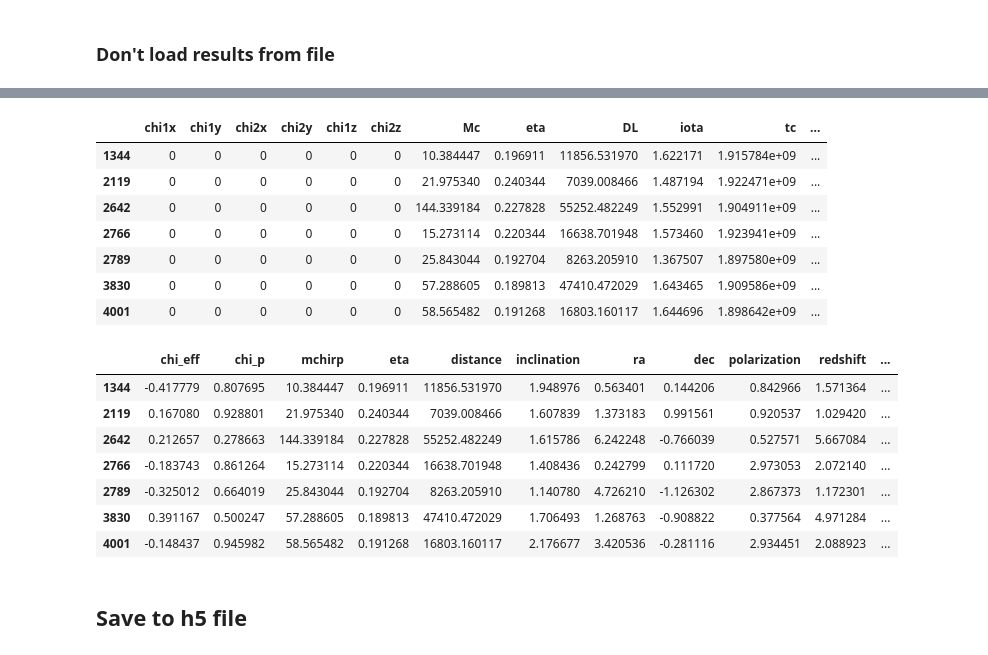
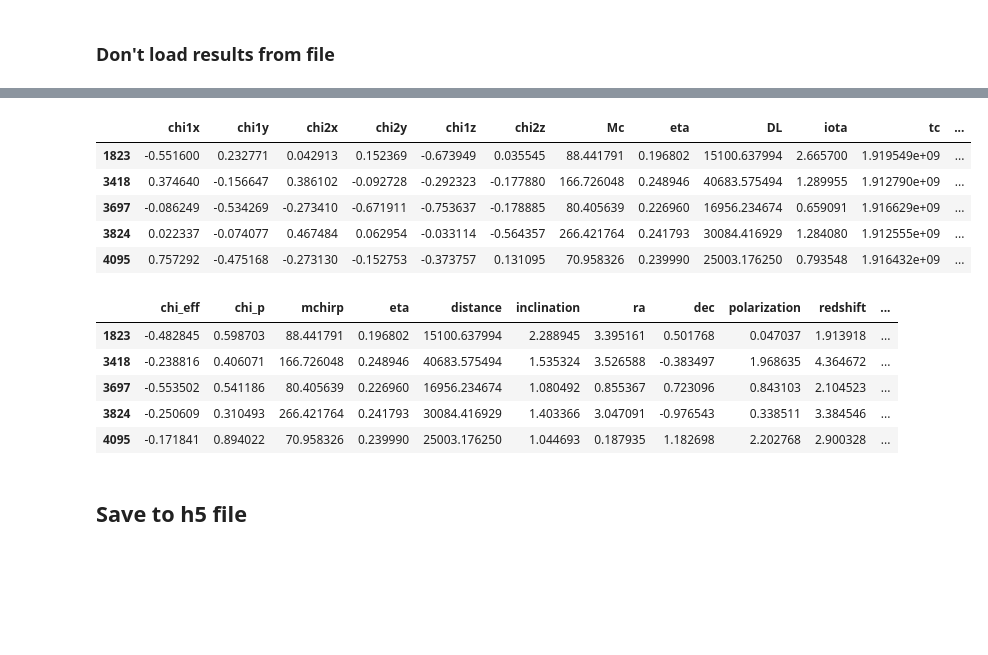
Before and after one commit to divyajyoti09/next_gen_detect, a Jupyter notebook: A-sharp_z_peak_mapping/gwbench_err_calc.ipynb, the cells around one changed output, grey strips where cells are left out. Saved outputs shown, nothing was run; the diff lists cells and outputs as text; code cells hidden in the pictures; blank space fills up the shorter version.

```diff
--- a/A-sharp_z_peak_mapping/gwbench_err_calc.ipynb
+++ b/A-sharp_z_peak_mapping/gwbench_err_calc.ipynb
@@ -362,12 +362,12 @@ failed_events = {'inj_params':[], 'event_num':[]}
 #for event_num in tqdm(range(3)):
 for event_num in tqdm(range(len(inj_records))):
     params_i = inj_records[event_num]
-    inj_params = {'chi1x': 0,
-                  'chi1y': 0,
-                  'chi2x': 0,
-                  'chi2y': 0,
-                  'chi1z': 0,
-                  'chi2z': 0}
+    inj_params = {'chi1x': params_i['spin1x'],
+                  'chi1y': params_i['spin1y'],
+                  'chi2x': params_i['spin2x'],
+                  'chi2y': params_i['spin2y'],
+                  'chi1z': params_i['spin1z'],
+                  'chi2z': params_i['spin2z']}
     for param in fm_params_str.split():
         if param == 'iota':
             theta_jn, phi_jl, tilt_1, tilt_2, phi_12, a_1, a_2 =  spin_angles(params_i['mass1'], params_i['mass2'],
@@ -464,0 +482,11 @@ failed
+# %%
+results_updated = {}
+for key in results.keys():
+    if key == 'deriv_variables_in_order':
+        results_updated[key] = results[key]
+    else:
+        if len(failed) == 0:
+            print("No failed events")
+            results_updated[key] = results[key]
+        else:
+            results_updated[key] = [results[key][i] for i in range(len(results[key])) if i not in failed]
@@ -467,5 +513,8 @@ failed
 # %%
 for i, z in enumerate(pd.DataFrame(results['all_inj_params_original'])['redshift']):
     results['inj_params'][i]['z'] = z
+# %%
+for i, z in enumerate(pd.DataFrame(results_updated['all_inj_params_original'])['redshift']):
+    results_updated['inj_params'][i]['z'] = z
 # %% [markdown]
 #### Check the values are fine
@@ -544,9 +593,9 @@ except NameError:
 # %% [markdown]
 ### Don't load results from file
 # %%
-inj_snrs = pd.DataFrame(results['all_inj_params_original'])['SNR_network']
-inj_mf_snrs = pd.DataFrame(results['all_inj_params_original'])['SNR_mf_from_opt_network']
-gwbench_snrs = pd.DataFrame(results['errs'])['snr']
+inj_snrs = pd.DataFrame(results_updated['all_inj_params_original'])['SNR_network']
+inj_mf_snrs = pd.DataFrame(results_updated['all_inj_params_original'])['SNR_mf_from_opt_network']
+gwbench_snrs = pd.DataFrame(results_updated['errs'])['snr']
 
 plt.figure()
 plt.plot(inj_snrs, inj_snrs/gwbench_snrs, '.')
@@ -591,27 +640,23 @@ plt.colorbar(label='| cos(incl.) |')
 # %%
 high_snr_ratio_select = (inj_snrs/gwbench_snrs > 2)
 # %%
-pd.concat([pd.DataFrame(results['inj_params']), pd.DataFrame(results['errs'])[['snr']]], axis=1)[high_snr_ratio_select]
+pd.concat([pd.DataFrame(results_updated['inj_params']), pd.DataFrame(results_updated['errs'])[['snr']]], axis=1)[high_snr_ratio_select]
 # %% [output]
 |  | chi1x | chi1y | chi2x | chi2y | chi1z | chi2z | Mc | eta | DL | iota | tc | ... |
-| 1344 | 0 | 0 | 0 | 0 | 0 | 0 | 10.384447 | 0.196911 | 11856.531970 | 1.622171 | 1.915784e+09 | ... |
-| 2119 | 0 | 0 | 0 | 0 | 0 | 0 | 21.975340 | 0.240344 | 7039.008466 | 1.487194 | 1.922471e+09 | ... |
-| 2642 | 0 | 0 | 0 | 0 | 0 | 0 | 144.339184 | 0.227828 | 55252.482249 | 1.552991 | 1.904911e+09 | ... |
-| 2766 | 0 | 0 | 0 | 0 | 0 | 0 | 15.273114 | 0.220344 | 16638.701948 | 1.573460 | 1.923941e+09 | ... |
-| 2789 | 0 | 0 | 0 | 0 | 0 | 0 | 25.843044 | 0.192704 | 8263.205910 | 1.367507 | 1.897580e+09 | ... |
-| 3830 | 0 | 0 | 0 | 0 | 0 | 0 | 57.288605 | 0.189813 | 47410.472029 | 1.643465 | 1.909586e+09 | ... |
-| 4001 | 0 | 0 | 0 | 0 | 0 | 0 | 58.565482 | 0.191268 | 16803.160117 | 1.644696 | 1.898642e+09 | ... |
+| 1823 | -0.551600 | 0.232771 | 0.042913 | 0.152369 | -0.673949 | 0.035545 | 88.441791 | 0.196802 | 15100.637994 | 2.665700 | 1.919549e+09 | ... |
+| 3418 | 0.374640 | -0.156647 | 0.386102 | -0.092728 | -0.292323 | -0.177880 | 166.726048 | 0.248946 | 40683.575494 | 1.289955 | 1.912790e+09 | ... |
+| 3697 | -0.086249 | -0.534269 | -0.273410 | -0.671911 | -0.753637 | -0.178885 | 80.405639 | 0.226960 | 16956.234674 | 0.659091 | 1.916629e+09 | ... |
+| 3824 | 0.022337 | -0.074077 | 0.467484 | 0.062954 | -0.033114 | -0.564357 | 266.421764 | 0.241793 | 30084.416929 | 1.284080 | 1.912555e+09 | ... |
+| 4095 | 0.757292 | -0.475168 | -0.273130 | -0.152753 | -0.373757 | 0.131095 | 70.958326 | 0.239990 | 25003.176250 | 0.793548 | 1.916432e+09 | ... |
 # %%
-pd.DataFrame(results['all_inj_params_original'])[high_snr_ratio_select][['chi_eff', 'chi_p', 'mchirp', 'eta', 'distance', 'inclination', 'ra', 'dec', 'polarization', 'redshift', 'SNR_network', 'trigger_time']]
+pd.DataFrame(results_updated['all_inj_params_original'])[high_snr_ratio_select][['chi_eff', 'chi_p', 'mchirp', 'eta', 'distance', 'inclination', 'ra', 'dec', 'polarization', 'redshift', 'SNR_network', 'trigger_time']]
 # %% [output]
 |  | chi_eff | chi_p | mchirp | eta | distance | inclination | ra | dec | polarization | redshift | ... |
-| 1344 | -0.417779 | 0.807695 | 10.384447 | 0.196911 | 11856.531970 | 1.948976 | 0.563401 | 0.144206 | 0.842966 | 1.571364 | ... |
-| 2119 | 0.167080 | 0.928801 | 21.975340 | 0.240344 | 7039.008466 | 1.607839 | 1.373183 | 0.991561 | 0.920537 | 1.029420 | ... |
-| 2642 | 0.212657 | 0.278663 | 144.339184 | 0.227828 | 55252.482249 | 1.615786 | 6.242248 | -0.766039 | 0.527571 | 5.667084 | ... |
-| 2766 | -0.183743 | 0.861264 | 15.273114 | 0.220344 | 16638.701948 | 1.408436 | 0.242799 | 0.111720 | 2.973053 | 2.072140 | ... |
-| 2789 | -0.325012 | 0.664019 | 25.843044 | 0.192704 | 8263.205910 | 1.140780 | 4.726210 | -1.126302 | 2.867373 | 1.172301 | ... |
-| 3830 | 0.391167 | 0.500247 | 57.288605 | 0.189813 | 47410.472029 | 1.706493 | 1.268763 | -0.908822 | 0.377564 | 4.971284 | ... |
-| 4001 | -0.148437 | 0.945982 | 58.565482 | 0.191268 | 16803.160117 | 2.176677 | 3.420536 | -0.281116 | 2.934451 | 2.088923 | ... |
+| 1823 | -0.482845 | 0.598703 | 88.441791 | 0.196802 | 15100.637994 | 2.288945 | 3.395161 | 0.501768 | 0.047037 | 1.913918 | ... |
+| 3418 | -0.238816 | 0.406071 | 166.726048 | 0.248946 | 40683.575494 | 1.535324 | 3.526588 | -0.383497 | 1.968635 | 4.364672 | ... |
+| 3697 | -0.553502 | 0.541186 | 80.405639 | 0.226960 | 16956.234674 | 1.080492 | 0.855367 | 0.723096 | 0.843103 | 2.104523 | ... |
+| 3824 | -0.250609 | 0.310493 | 266.421764 | 0.241793 | 30084.416929 | 1.403366 | 3.047091 | -0.976543 | 0.338511 | 3.384546 | ... |
+| 4095 | -0.171841 | 0.894022 | 70.958326 | 0.239990 | 25003.176250 | 1.044693 | 0.187935 | 1.182698 | 2.202768 | 2.900328 | ... |
 # %% [markdown]
 ## Save to h5 file
 # %%
```
Also changed, not shown: parts of 20 cells of this notebook, 9 other files.
